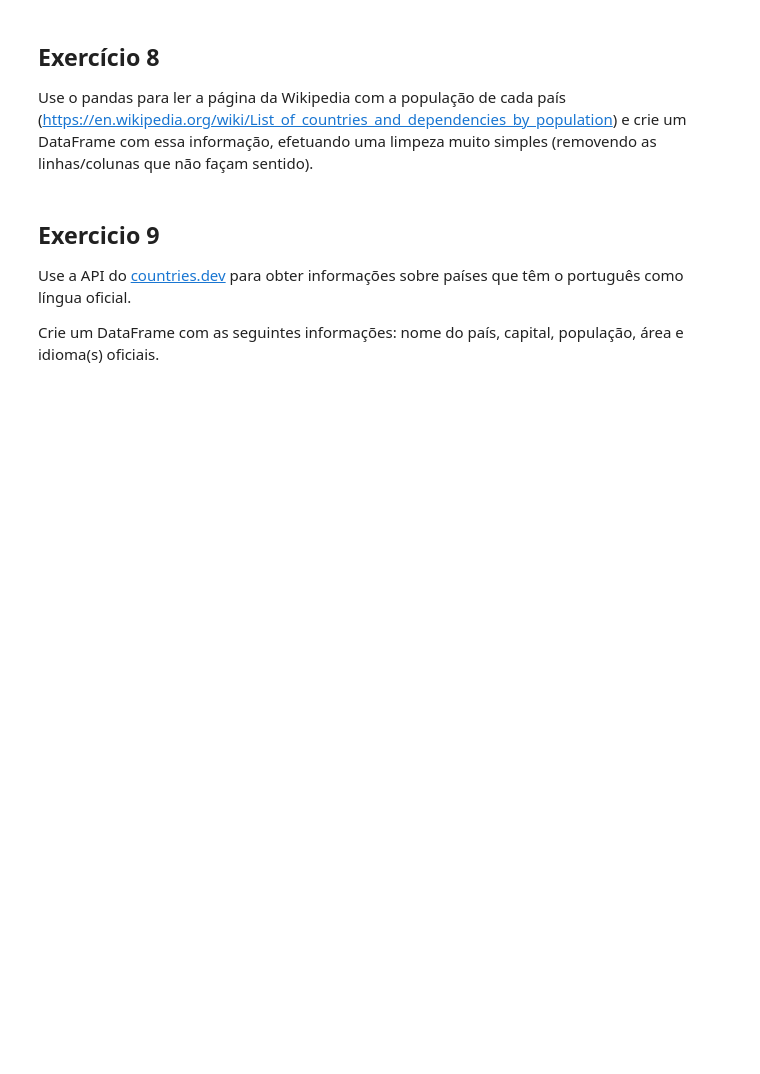
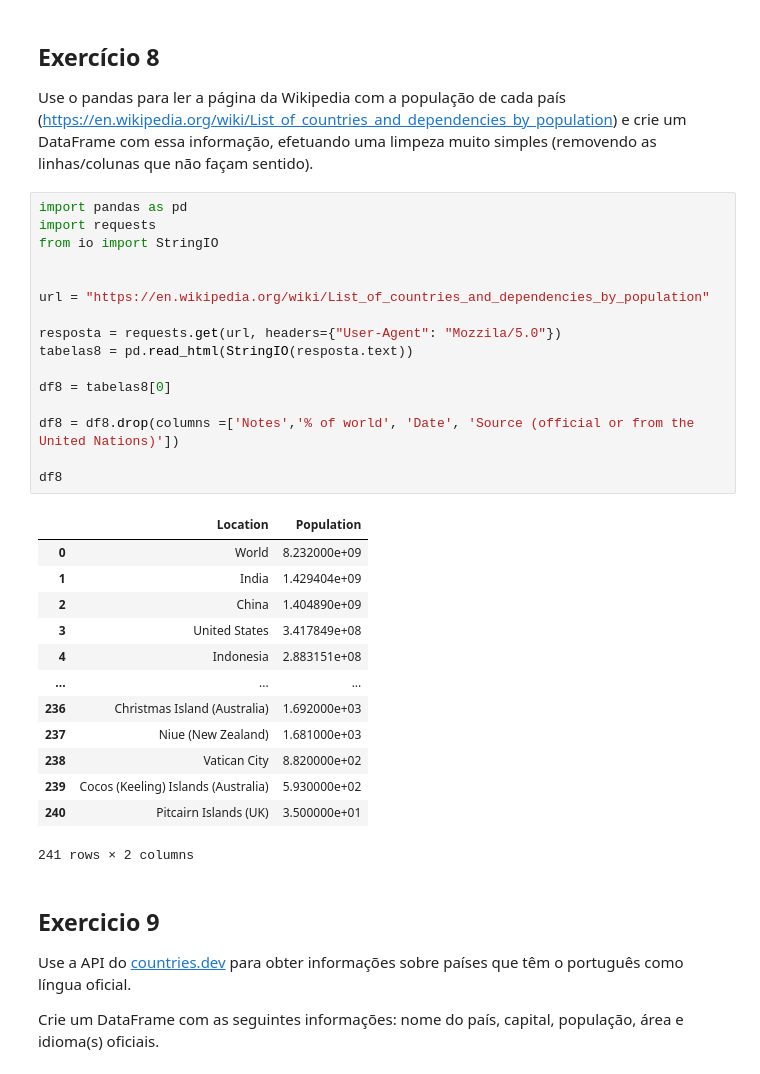
Before and after one commit to andrevieira345/analise_de_dados, a Jupyter notebook: AULA 02/03.2-exercicios.ipynb, the cells around one changed output. Drawn from its saved outputs; the diff is of its cells as text; blank space fills up the shorter version.

```diff
--- a/AULA 02/03.2-exercicios.ipynb
+++ b/AULA 02/03.2-exercicios.ipynb
@@ -158,6 +191,36 @@ Utilizando o SQLAlchemy, conecte-se à base de dados MySQL pública `world` da [
 
 Use o pandas para ler a página da Wikipedia com a população de cada país ([https://en.wikipedia.org/wiki/List_of_countries_and_dependencies_by_population](https://en.wikipedia.org/wiki/List_of_countries_and_dependencies_by_population))
 e crie um DataFrame com essa informação, efetuando uma limpeza muito simples (removendo as linhas/colunas que não façam sentido).
+# %%
+import pandas as pd
+import requests
+from io import StringIO
+
+
+url = "https://en.wikipedia.org/wiki/List_of_countries_and_dependencies_by_population"
+
+resposta = requests.get(url, headers={"User-Agent": "Mozzila/5.0"})
+tabelas8 = pd.read_html(StringIO(resposta.text))
+
+df8 = tabelas8[0]
+
+df8 = df8.drop(columns =['Notes','% of world', 'Date', 'Source (official or from the United Nations)'])
+
+df8
+# %% [output]
+|  | Location | Population |
+| 0 | World | 8.232000e+09 |
+| 1 | India | 1.429404e+09 |
+| 2 | China | 1.404890e+09 |
+| 3 | United States | 3.417849e+08 |
+| 4 | Indonesia | 2.883151e+08 |
+| ... | ... | ... |
+| 236 | Christmas Island (Australia) | 1.692000e+03 |
+| 237 | Niue (New Zealand) | 1.681000e+03 |
+| 238 | Vatican City | 8.820000e+02 |
+| 239 | Cocos (Keeling) Islands (Australia) | 5.930000e+02 |
+| 240 | Pitcairn Islands (UK) | 3.500000e+01 |
+241 rows × 2 columns
 # %% [markdown]
 ## Exercicio 9
 
```
Also changed, not shown: parts of 7 cells of this notebook, 2 other files.
